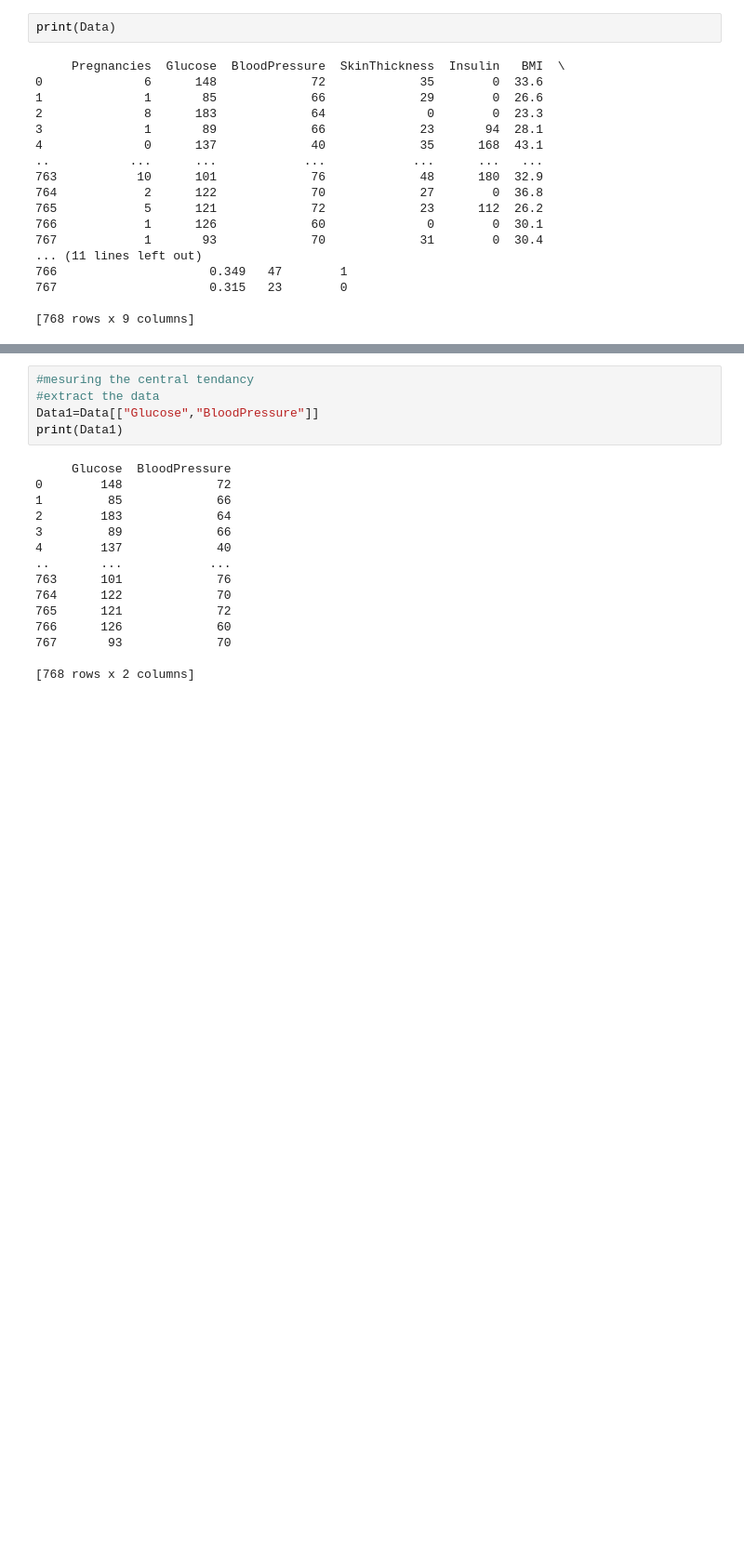
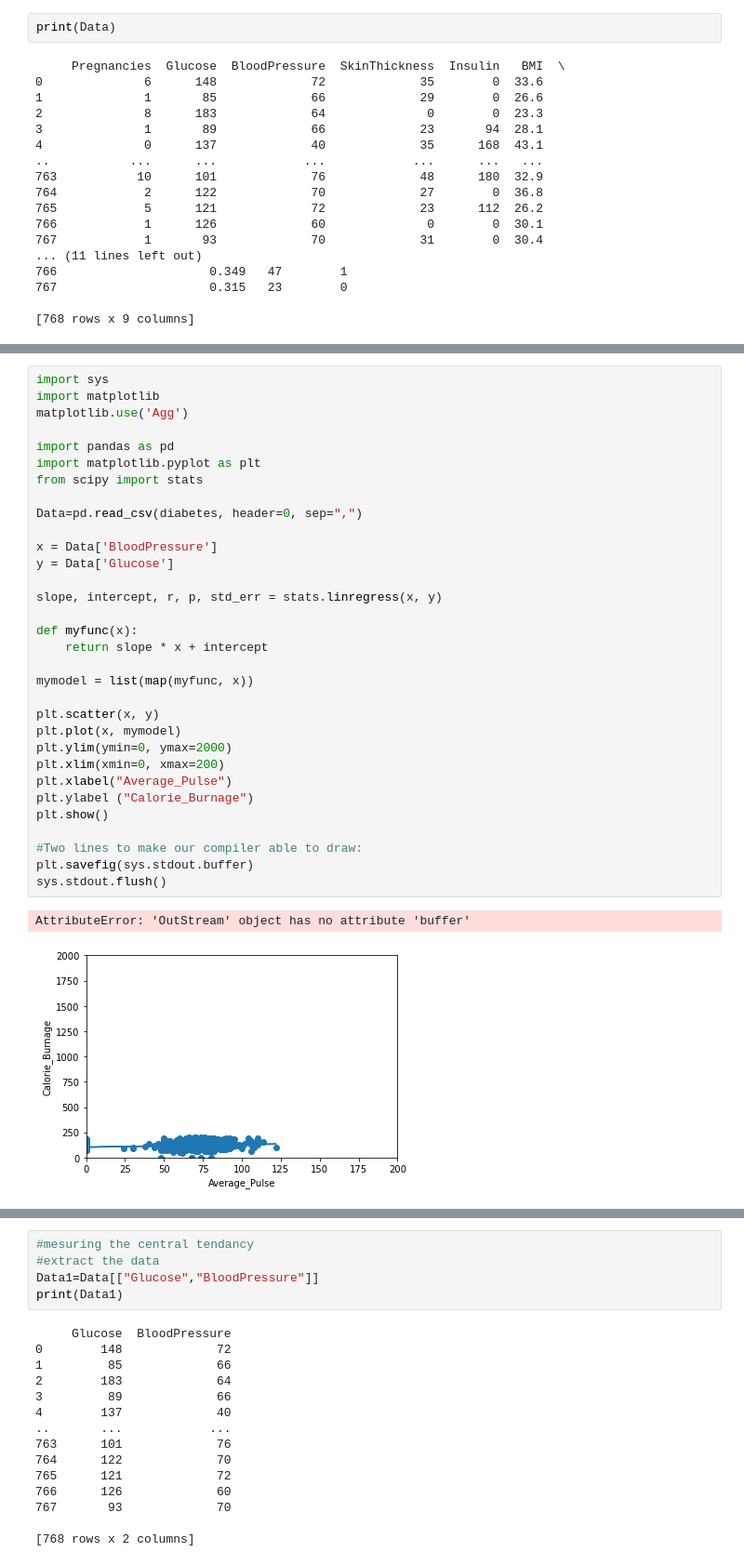
Before and after one commit to johnnjoroge0/Diabetes-data-analysis, a Jupyter notebook: Diabetes data analysis.ipynb, the cells around one changed output, grey strips where cells are left out. Shown at 93% size. Cells and saved outputs as stored; diff of their text form; blank space fills up the shorter version.

Commit message:
pushing diabetes data analysis to github

```diff
--- a/Diabetes data analysis.ipynb
+++ b/Diabetes data analysis.ipynb
@@ -116,0 +75,35 @@ max     67.100000                  2.420000   81.000000    1.000000
+# %%
+import sys
+import matplotlib
+matplotlib.use('Agg')
+
+import pandas as pd
+import matplotlib.pyplot as plt
+from scipy import stats
+
+Data=pd.read_csv(diabetes, header=0, sep=",")
+
+x = Data['BloodPressure']
+y = Data['Glucose']
+
+slope, intercept, r, p, std_err = stats.linregress(x, y)
+
+def myfunc(x):
+    return slope * x + intercept
+
+mymodel = list(map(myfunc, x))
+
+plt.scatter(x, y)
+plt.plot(x, mymodel)
+plt.ylim(ymin=0, ymax=2000)
+plt.xlim(xmin=0, xmax=200)
+plt.xlabel("Average_Pulse")
+plt.ylabel ("Calorie_Burnage")
+plt.show()
+
+#Two lines to make our compiler able to draw:
+plt.savefig(sys.stdout.buffer)
+sys.stdout.flush()
+# %% [output]
+AttributeError: 'OutStream' object has no attribute 'buffer'
+[figure, added]
```
Also changed, not shown: parts of 13 cells of this notebook.
